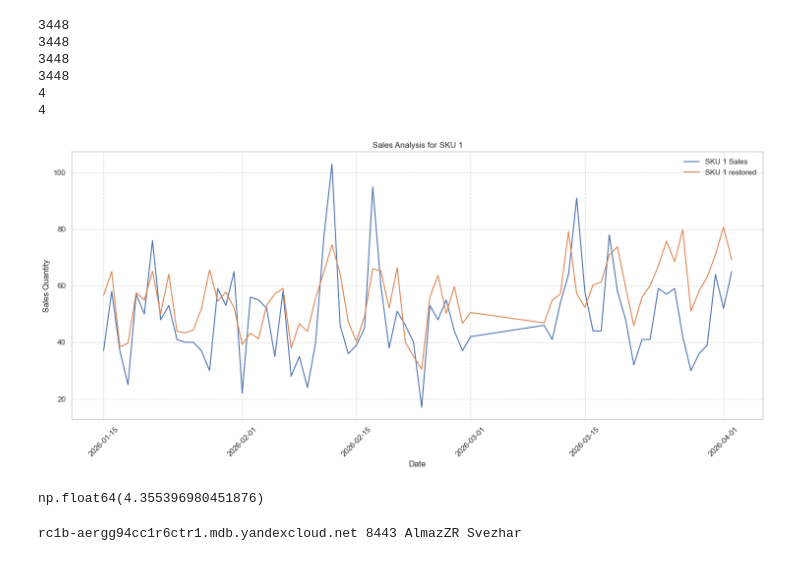
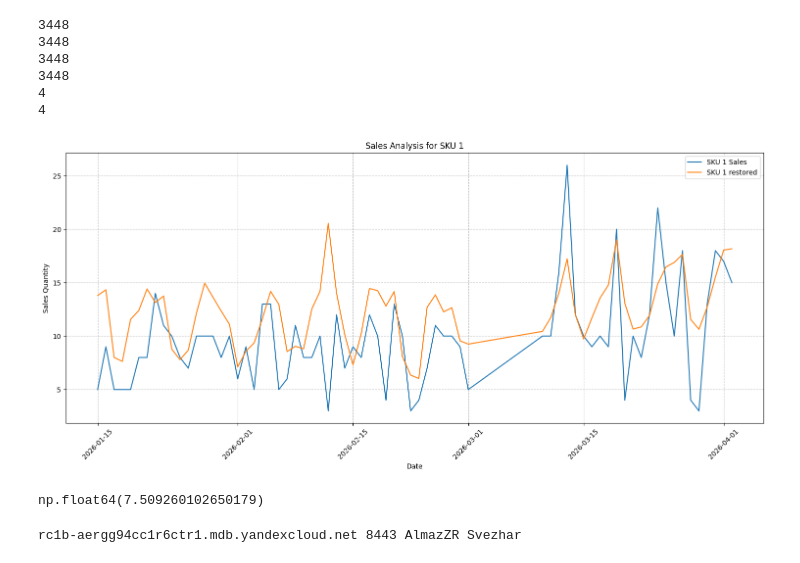
Before and after one commit to Almazziastinov/demand-forecasting-model, a Jupyter notebook: notebooks/hourly_sales_day.ipynb, the cells around one changed output. Cells and saved outputs as stored; diff of their text form; code cells hidden in the pictures.

```diff
--- a/notebooks/hourly_sales_day.ipynb
+++ b/notebooks/hourly_sales_day.ipynb
@@ -103,7 +107,14 @@ def df_proccessing(df):
 
         # 2. Считаем среднюю долю для всего дня недели (чтобы сравнить с каждым часом)
         # transform('mean') создаст колонку, где для каждой строки будет среднее её дня недели
-        week_avg = profile_raw.groupby('week')[col_name].transform('mean')
+
+        # -----------
+        # week_avg = profile_raw.groupby('week')[col_name].transform('mean')
+
+        week_avg = profile_raw.groupby('week')[col_name].transform('median')
+
+        # week_avg = profile_raw.groupby('week')[col_name].transform(lambda x: x.quantile(0.75))
+        # -----------
 
         # 3. Заменяем значения: если час ниже среднего по дню, берем среднее по дню
         profile_raw[col_name] = profile_raw[col_name].where(profile_raw[col_name] >= week_avg, week_avg)
@@ -169,39 +180,39 @@ hourly, daily, w_h_profiles = df_proccessing(df)
 # %%
 lasts = daily.tail(70)
 date = lasts['date']
 import matplotlib.pyplot as plt
 
 # 1. Увеличиваем размер (ширина=15, высота=7 дюймов)
 plt.figure(figsize=(15, 7))
 
 # 2. Строим график
-plt.plot(date, lasts['SKU_1_sales'], label='SKU 1 Sales')
-plt.plot(date, lasts['SKU_1_restored'], label='SKU 1 restored')
+plt.plot(date, lasts['SKU_2_sales'], label='SKU 1 Sales')
+plt.plot(date, lasts['SKU_2_restored'], label='SKU 1 restored')
 
 
 # Добавляем подписи
 plt.xlabel('Date')
 plt.ylabel('Sales Quantity')
 plt.title('Sales Analysis for SKU 1')
 
 # Добавляем сетку, чтобы было легче анализировать пики
 plt.grid(True, linestyle='--', alpha=0.7)
 
 # Если даты на оси X налезают друг на друга, можно их наклонить:
 plt.xticks(rotation=45)
 
 # Добавляем легенду
 plt.legend()
 
 # Показываем результат
 plt.tight_layout() # Автоматически подгоняет отступы, чтобы подписи не обрезались
 plt.show()
 # %% [output]
-[figure, old version]
+[figure, new version]
 # %%
-(lasts['SKU_2_restored'] - lasts['SKU_2_sales']).mean()
+(lasts['SKU_1_restored'] - lasts['SKU_1_sales']).mean()
 # %% [output]
-np.float64(4.355396980451876)
+np.float64(7.509260102650179)
 # %%
 import os
 from pathlib import Path
```
Also changed, not shown: parts of 2 cells of this notebook, 7 other files.
